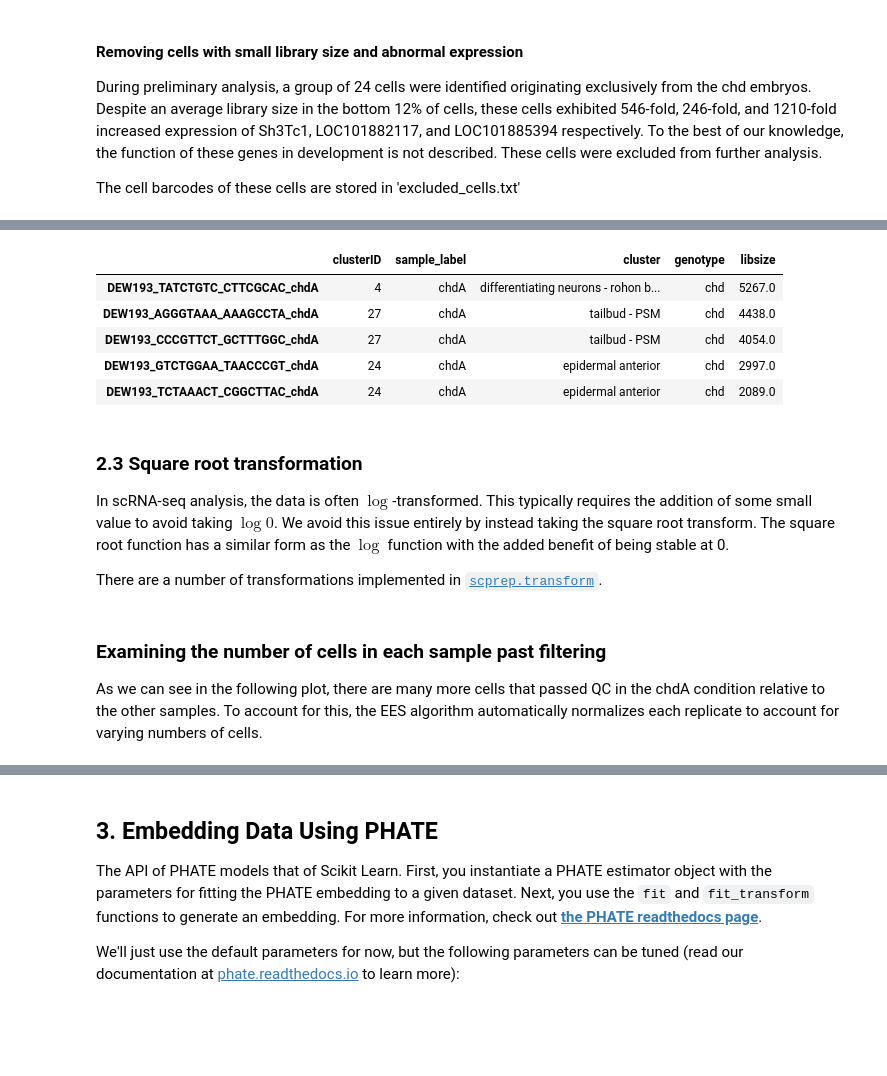
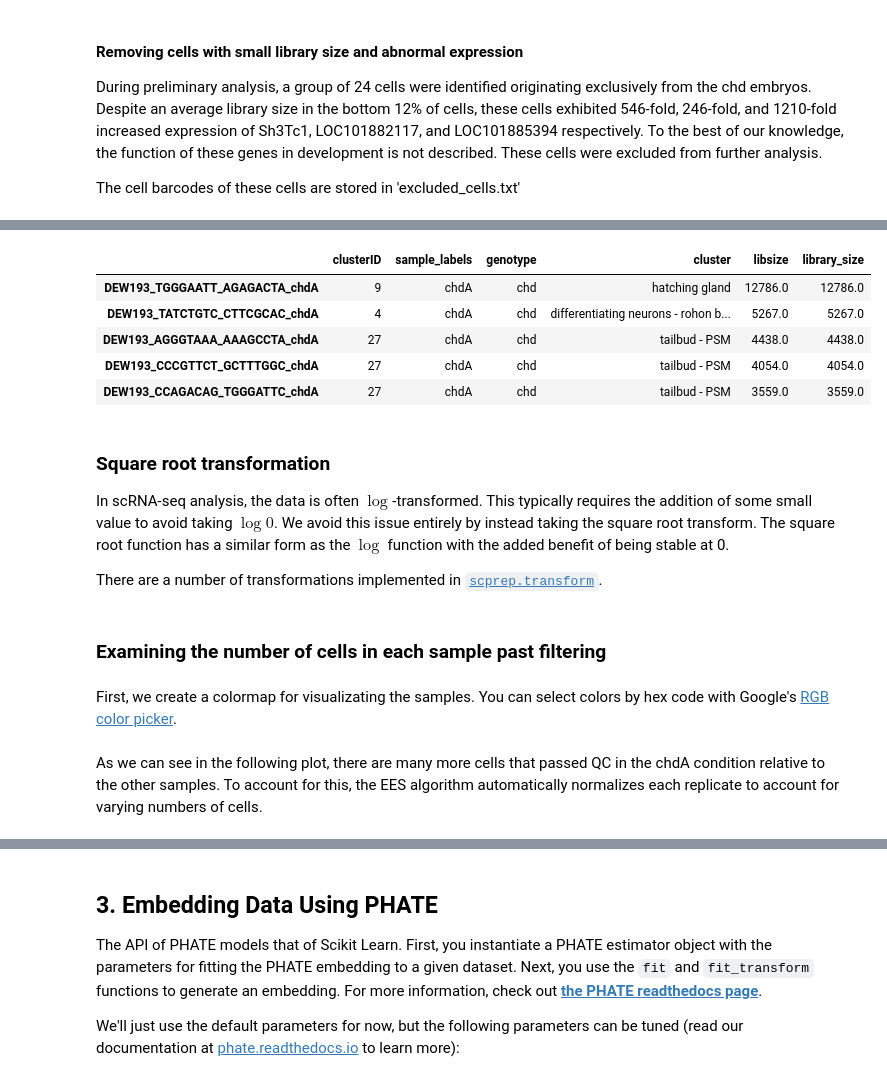
Before and after one commit to KrishnaswamyLab/MELD, a Jupyter notebook: notebooks/Wagner2018_Chordin_Cas9_Mutagenesis.ipynb, the cells around one changed output, grey strips where cells are left out. Drawn from its saved outputs; the diff is of its cells as text; code cells hidden in the pictures; blank space fills up the shorter version.

```diff
--- a/notebooks/Wagner2018_Chordin_Cas9_Mutagenesis.ipynb
+++ b/notebooks/Wagner2018_Chordin_Cas9_Mutagenesis.ipynb
@@ -251 +205,3 @@ We filter the data by:
+# %%
+data = scprep.filter.filter_rare_genes(data)
 # %% [markdown]
@@ -262,5 +216,5 @@ scprep.plot.plot_library_size(data, cutoff=10000);
 We can use `scprep.filter` for various filtering tasks. Here, we'll use `filter_library_size` to keep cells below a cutoff of 10,000 UMI/cell.
 # %%
 data, metadata = scprep.filter.filter_library_size(
-    data, metadata, cutoff=10000,
+    data, metadata, cutoff=15000,
     keep_cells='below')
@@ -270,5 +221,3 @@ Here, we'll use `filter_rare_genes` to remove genes detected in fewer than 10 ce
-# %%
-data = scprep.filter.filter_rare_genes(data, min_cells=10)
 # %% [markdown]
 #### Removing cells with small library size and abnormal expression
 During preliminary analysis, a group of 24 cells were identified originating exclusively from the chd embryos. Despite an average library size in the bottom 12% of cells, these cells exhibited 546-fold, 246-fold, and 1210-fold increased expression of Sh3Tc1, LOC101882117, and LOC101885394 respectively. To the best of our knowledge, the function of these genes in development is not described. These cells were excluded from further analysis.
@@ -282,3 +231,3 @@ scprep.plot.plot_gene_set_expression(data, genes=['LOC101885394'], log='y', cuto
 # %%
-data, metadata = scprep.filter.filter_gene_set_expression(data, metadata, genes=['LOC101885394'], cutoff=0.00003)
+data, metadata = scprep.filter.filter_gene_set_expression(data, metadata, genes=['LOC101885394'], cutoff=164)
 # %% [markdown]
@@ -290,20 +239,24 @@ In `scprep` this is performed using the `normalize` method `library_size_normali
 # %%
 data_libnorm, libsize = scprep.normalize.library_size_normalize(data, return_library_size=True)
 # %%
-metadata['libsize'] = libsize
+metadata['library_size'] = libsize
 metadata.head()
 # %% [output]
-|  | clusterID | sample_label | cluster | genotype | libsize |
-| DEW193_TATCTGTC_CTTCGCAC_chdA | 4 | chdA | differentiating neurons - rohon b... | chd | 5267.0 |
-| DEW193_AGGGTAAA_AAAGCCTA_chdA | 27 | chdA | tailbud - PSM | chd | 4438.0 |
-| DEW193_CCCGTTCT_GCTTTGGC_chdA | 27 | chdA | tailbud - PSM | chd | 4054.0 |
-| DEW193_GTCTGGAA_TAACCCGT_chdA | 24 | chdA | epidermal anterior | chd | 2997.0 |
-| DEW193_TCTAAACT_CGGCTTAC_chdA | 24 | chdA | epidermal anterior | chd | 2089.0 |
+|  | clusterID | sample_labels | genotype | cluster | libsize | library_size |
+| DEW193_TGGGAATT_AGAGACTA_chdA | 9 | chdA | chd | hatching gland | 12786.0 | 12786.0 |
+| DEW193_TATCTGTC_CTTCGCAC_chdA | 4 | chdA | chd | differentiating neurons - rohon b... | 5267.0 | 5267.0 |
+| DEW193_AGGGTAAA_AAAGCCTA_chdA | 27 | chdA | chd | tailbud - PSM | 4438.0 | 4438.0 |
+| DEW193_CCCGTTCT_GCTTTGGC_chdA | 27 | chdA | chd | tailbud - PSM | 4054.0 | 4054.0 |
+| DEW193_CCAGACAG_TGGGATTC_chdA | 27 | chdA | chd | tailbud - PSM | 3559.0 | 3559.0 |
 # %% [markdown]
-### 2.3 Square root transformation
+### Square root transformation
 
 In scRNA-seq analysis, the data is often $\log$-transformed. This typically requires the addition of some small value to avoid taking $\log{0}$. We avoid this issue entirely by instead taking the square root transform. The square root function has a similar form as the $\log$ function with the added benefit of being stable at 0.
 
 There are a number of transformations implemented in [`scprep.transform`](https://scprep.readthedocs.io/en/stable/reference.html#module-scprep.transform).
 # %%
 data_sqrt = scprep.transform.sqrt(data_libnorm)
+# %% [markdown]
+### Examining the number of cells in each sample past filtering
+# %% [markdown]
+First, we create a colormap for visualizating the samples. You can select colors by hex code with Google's [RGB color picker](https://www.google.com/search?client=firefox-b-1-d&q=rgb+color+picker).
@@ -310,6 +270,4 @@ data_sqrt = scprep.transform.sqrt(data_libnorm)
 # %% [markdown]
-### Examining the number of cells in each sample past filtering
-
 As we can see in the following plot, there are many more cells that passed QC in the chdA condition relative to the other samples. To account for this, the EES algorithm automatically normalizes each replicate to account for varying numbers of cells.
 # %%
 fig, ax = plt.subplots(1)
```
Also changed, not shown: parts of 68 cells of this notebook, 6 other files.
